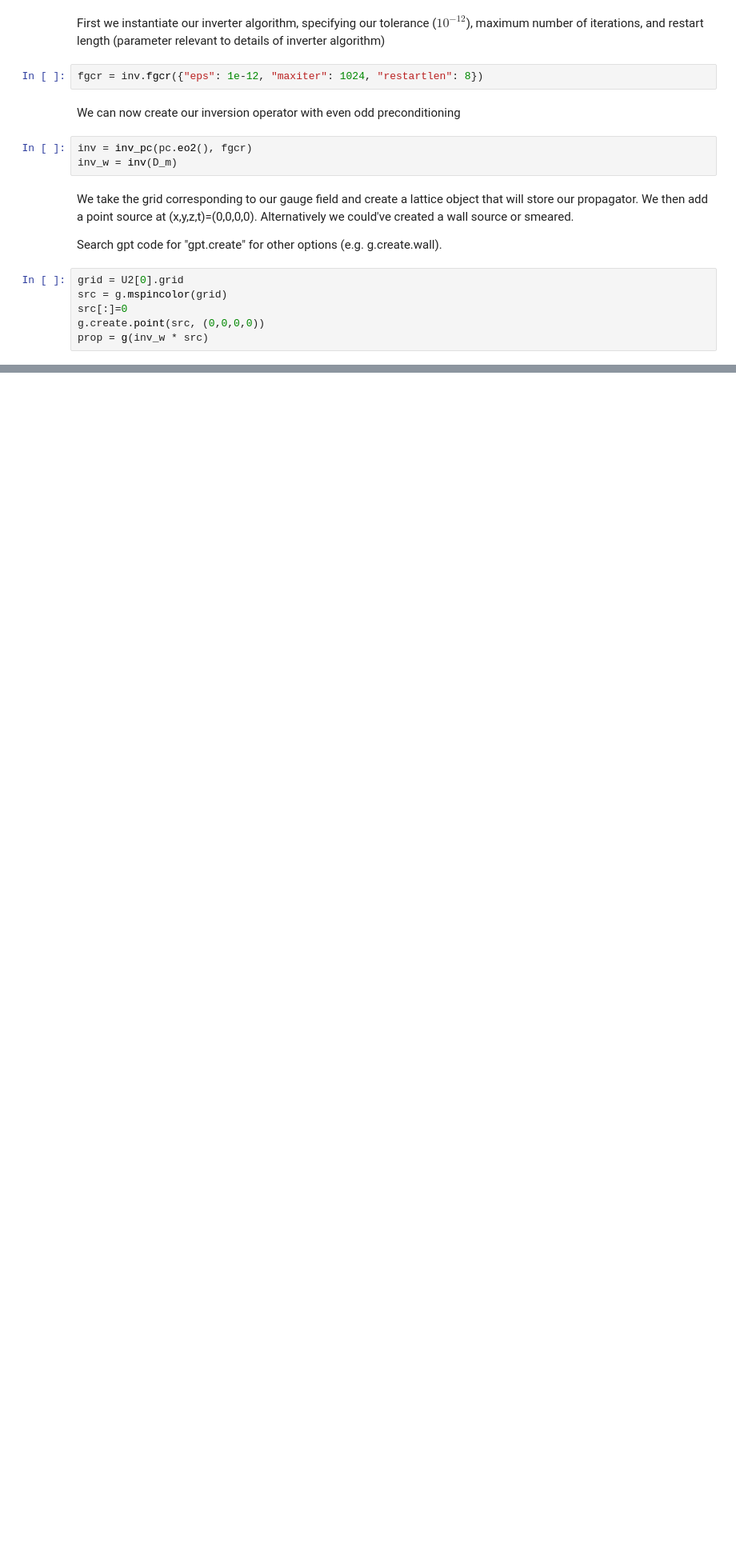
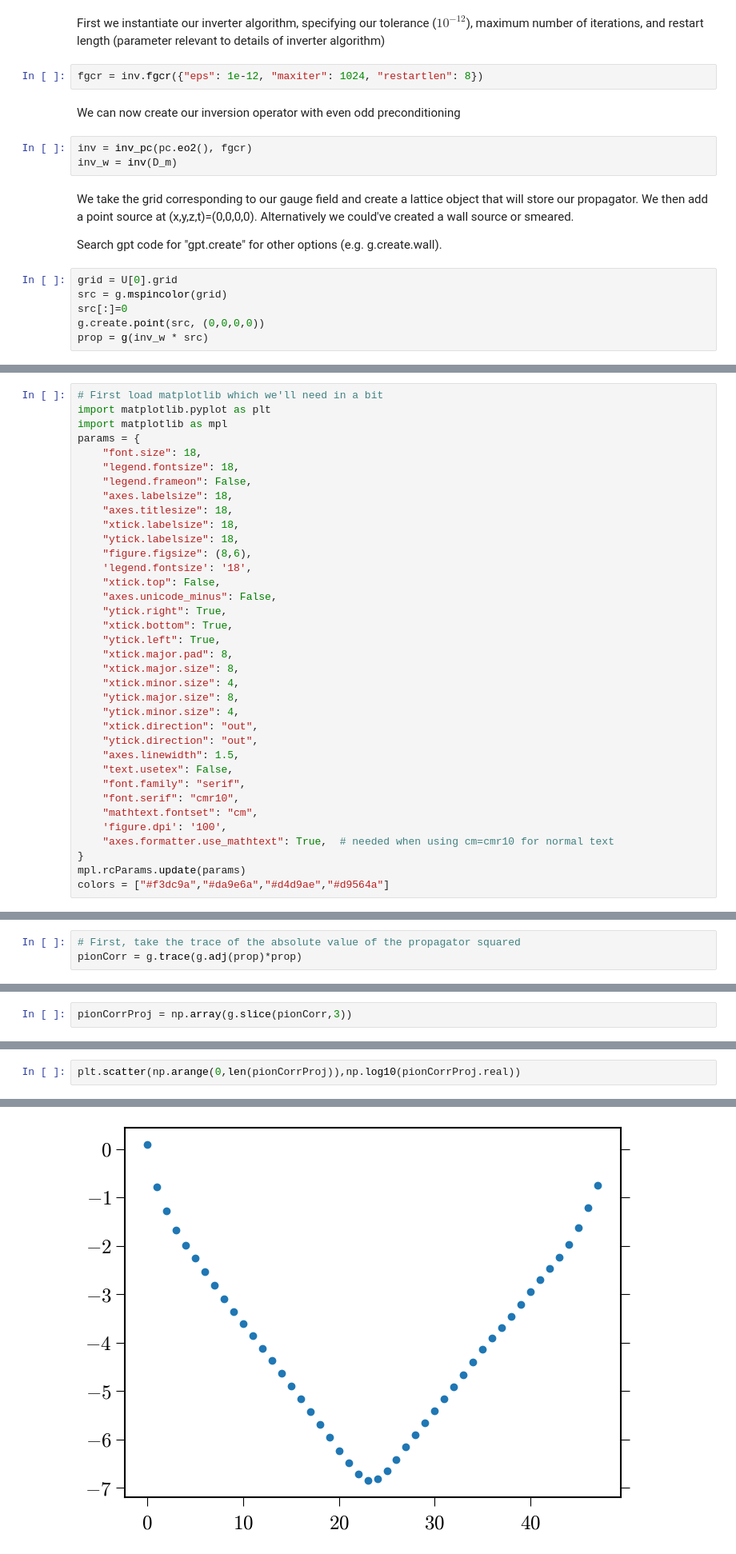
Before and after one commit to Sam-2727/sparsening, a Jupyter notebook: Basic_GPT_Tutorial.ipynb, the cells around one changed output, grey strips where cells are left out. Shown at 80% size. Drawn from its saved outputs; the diff is of its cells as text; blank space fills up the shorter version.

```diff
--- a/Basic_GPT_Tutorial.ipynb
+++ b/Basic_GPT_Tutorial.ipynb
@@ -297,7 +400,7 @@ We take the grid corresponding to our gauge field and create a lattice object th
 
 Search gpt code for "gpt.create" for other options (e.g. g.create.wall).
 # %%
-grid = U2[0].grid
+grid = U[0].grid
 src = g.mspincolor(grid)
 src[:]=0
 g.create.point(src, (0,0,0,0))
@@ -306,0 +429,36 @@ prop = g(inv_w * src)
+# %%
+# First load matplotlib which we'll need in a bit
+import matplotlib.pyplot as plt
+import matplotlib as mpl
+params = {
+    "font.size": 18,
+    "legend.fontsize": 18,
+    "legend.frameon": False,
+    "axes.labelsize": 18,
+    "axes.titlesize": 18,
+    "xtick.labelsize": 18,
+    "ytick.labelsize": 18,
+    "figure.figsize": (8,6),
+    'legend.fontsize': '18',
+    "xtick.top": False,
+    "axes.unicode_minus": False,
+    "ytick.right": True,
+    "xtick.bottom": True,
+    "ytick.left": True,
+    "xtick.major.pad": 8,
+    "xtick.major.size": 8,
+    "xtick.minor.size": 4,
+    "ytick.major.size": 8,
+    "ytick.minor.size": 4,
+    "xtick.direction": "out",
+    "ytick.direction": "out",
+    "axes.linewidth": 1.5,
+    "text.usetex": False,
+    "font.family": "serif",
+    "font.serif": "cmr10",
+    "mathtext.fontset": "cm",
+    'figure.dpi': '100',
+    "axes.formatter.use_mathtext": True,  # needed when using cm=cmr10 for normal text
+}
+mpl.rcParams.update(params)
+colors = ["#f3dc9a","#da9e6a","#d4d9ae","#d9564a"]
@@ -306,0 +469,3 @@ prop = g(inv_w * src)
+# %%
+# First, take the trace of the absolute value of the propagator squared
+pionCorr = g.trace(g.adj(prop)*prop)
@@ -306,0 +474,2 @@ prop = g(inv_w * src)
+# %%
+pionCorrProj = np.array(g.slice(pionCorr,3))
@@ -306,0 +485,3 @@ prop = g(inv_w * src)
+# %%
+plt.scatter(np.arange(0,len(pionCorrProj)),np.log10(pionCorrProj.real))
+# %% [output]
@@ -306,0 +489 @@ prop = g(inv_w * src)
+[figure, added]
```
Also changed, not shown: parts of 40 cells of this notebook, 1 other file.
